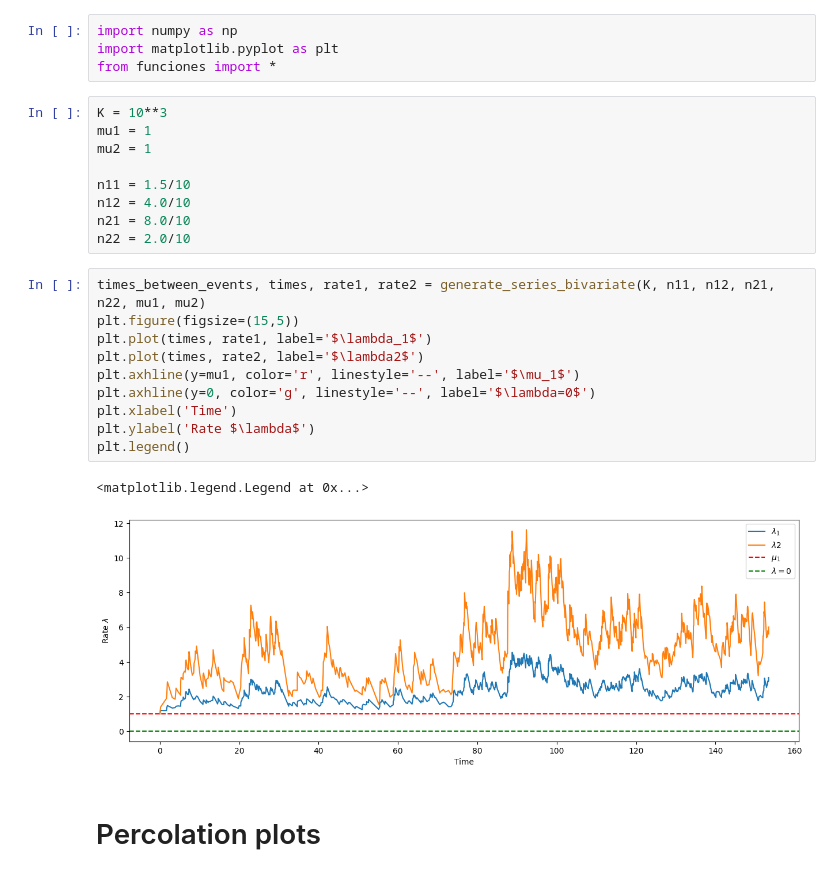
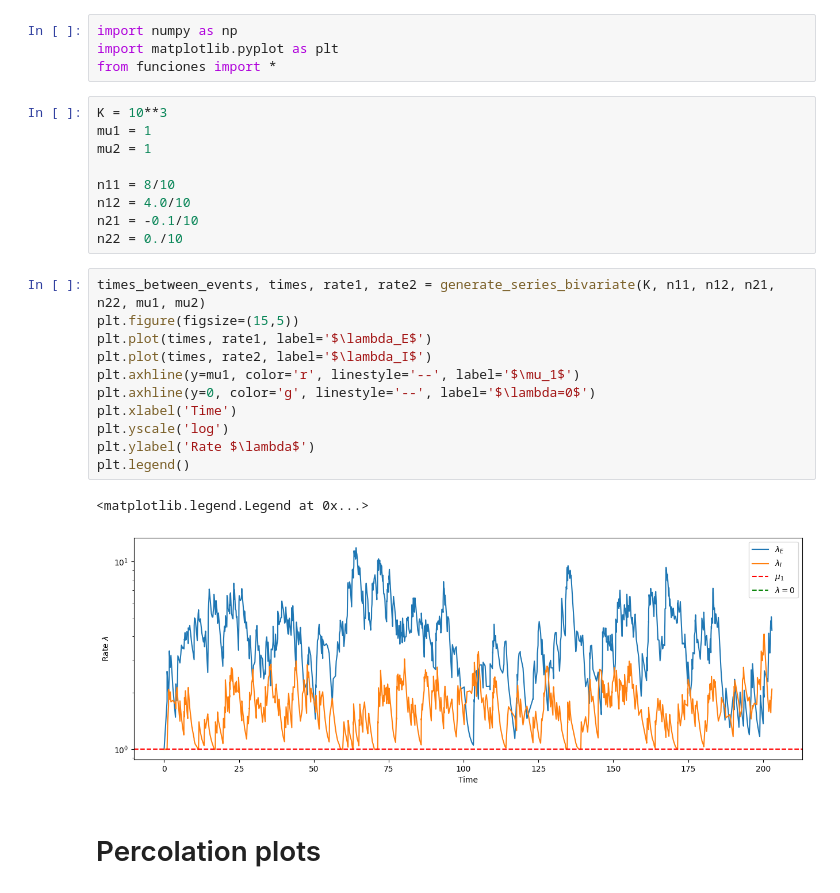
Before and after one commit to RivasAntonio/TFM, a Jupyter notebook: Códigos/Hawkes/Pruebas_bivariate.ipynb, the cells around one changed output. Cells and saved outputs as stored; diff of their text form.

```diff
--- a/Códigos/Hawkes/Pruebas_bivariate.ipynb
+++ b/Códigos/Hawkes/Pruebas_bivariate.ipynb
@@ -7,23 +7,24 @@ K = 10**3
 mu1 = 1
 mu2 = 1
 
-n11 = 1.5/10
+n11 = 8/10
 n12 = 4.0/10
-n21 = 8.0/10
-n22 = 2.0/10
+n21 = -0.1/10
+n22 = 0./10
 # %%
 times_between_events, times, rate1, rate2 = generate_series_bivariate(K, n11, n12, n21, n22, mu1, mu2)
 plt.figure(figsize=(15,5))
-plt.plot(times, rate1, label='$\lambda_1$')
-plt.plot(times, rate2, label='$\lambda2$')
+plt.plot(times, rate1, label='$\lambda_E$')
+plt.plot(times, rate2, label='$\lambda_I$')
 plt.axhline(y=mu1, color='r', linestyle='--', label='$\mu_1$')
 plt.axhline(y=0, color='g', linestyle='--', label='$\lambda=0$')
 plt.xlabel('Time')
+plt.yscale('log')
 plt.ylabel('Rate $\lambda$')
 plt.legend()
 # %% [output]
 <matplotlib.legend.Legend at 0x...>
-[figure, old version]
+[figure, new version]
 # %% [markdown]
 # Percolation plots
 # %%
```
Also changed, not shown: 7 other files.
